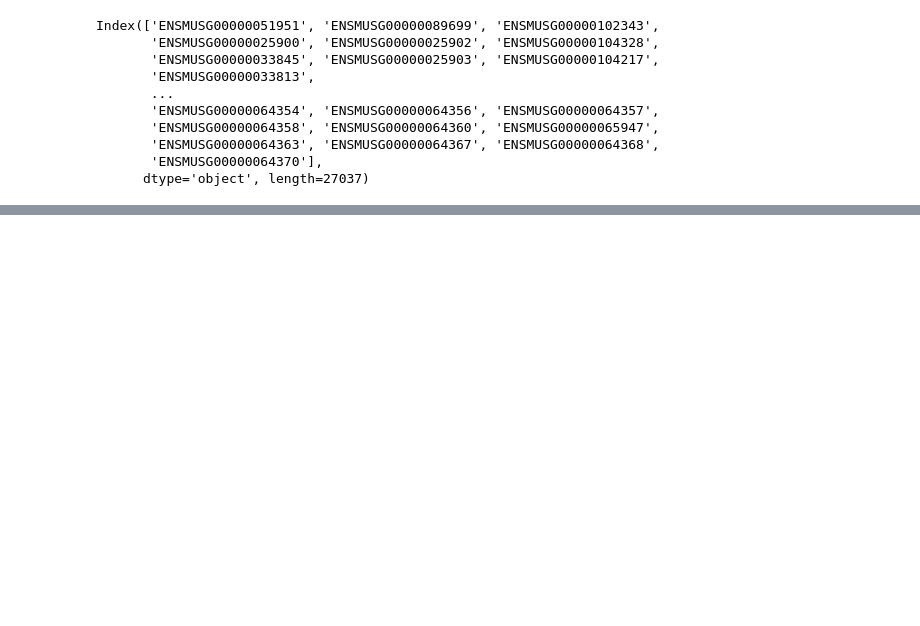
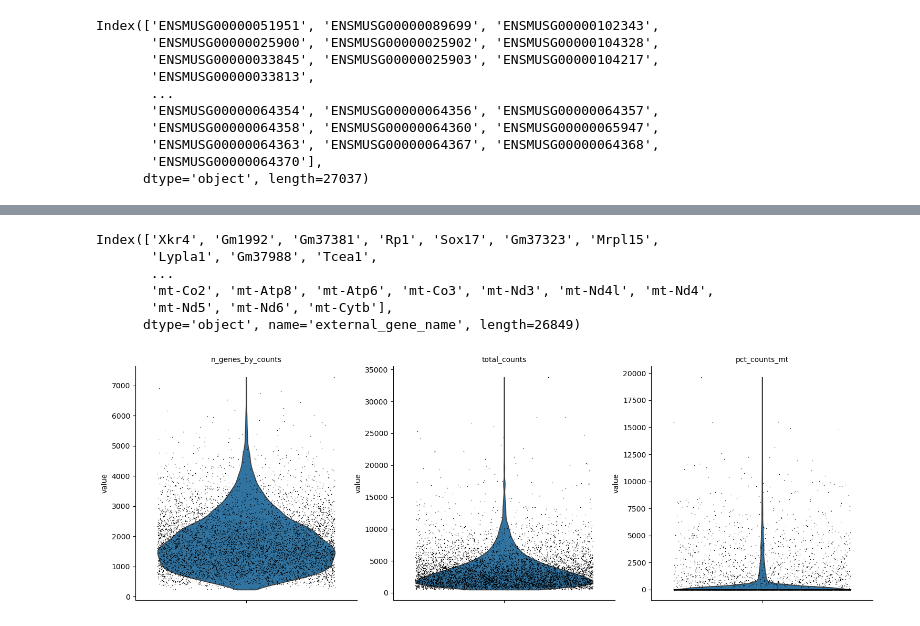
Before and after one commit to easwaranramamurthy/cell-type-classification, a Jupyter notebook: src/01_preprocess_sc_data.ipynb, the cells around one changed output, grey strips where cells are left out. Saved outputs shown, nothing was run; the diff lists cells and outputs as text; code cells hidden in the pictures; blank space fills up the shorter version.

```diff
--- a/src/01_preprocess_sc_data.ipynb
+++ b/src/01_preprocess_sc_data.ipynb
@@ -102,0 +122,18 @@ plt.show()
+# %%
+adata_train.var_names
+# %% [output]
+Index(['Xkr4', 'Gm1992', 'Gm37381', 'Rp1', 'Sox17', 'Gm37323', 'Mrpl15',
+       'Lypla1', 'Gm37988', 'Tcea1',
+       ...
+       'mt-Co2', 'mt-Atp8', 'mt-Atp6', 'mt-Co3', 'mt-Nd3', 'mt-Nd4l', 'mt-Nd4',
+       'mt-Nd5', 'mt-Nd6', 'mt-Cytb'],
+      dtype='object', name='external_gene_name', length=26849)
+# %%
+sc.pl.violin(
+    adata_train,
+    ["n_genes_by_counts", "total_counts", "pct_counts_mt"],
+    jitter=0.4,
+    multi_panel=True,
+)
+# %% [output]
+[figure, added]
```
Also changed, not shown: parts of 40 cells of this notebook.
